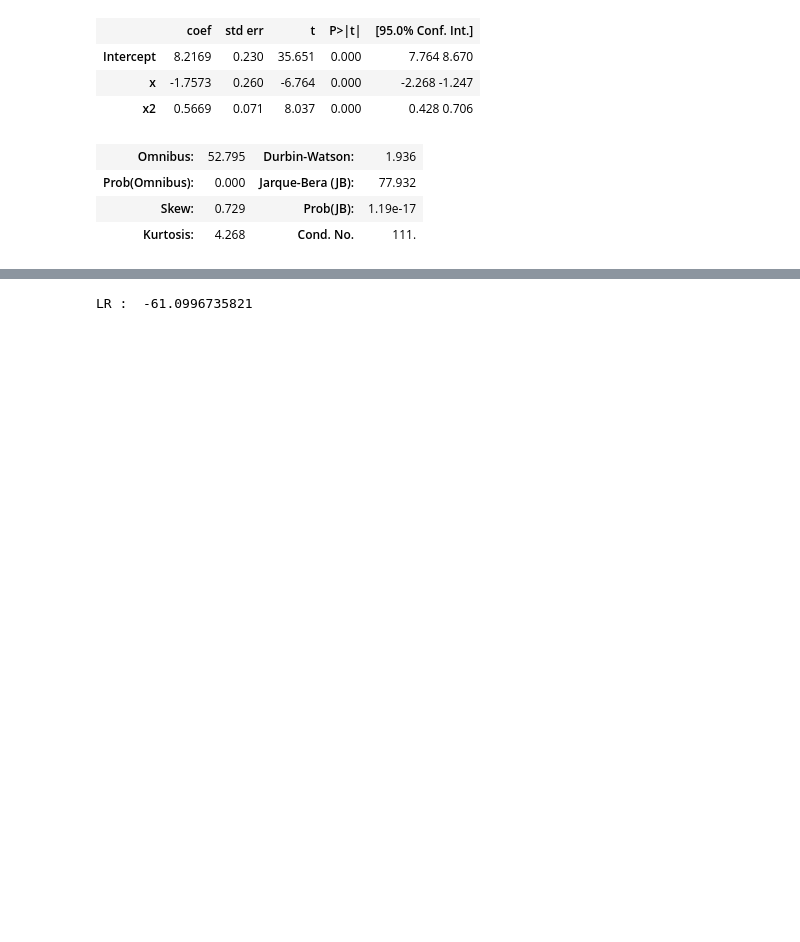
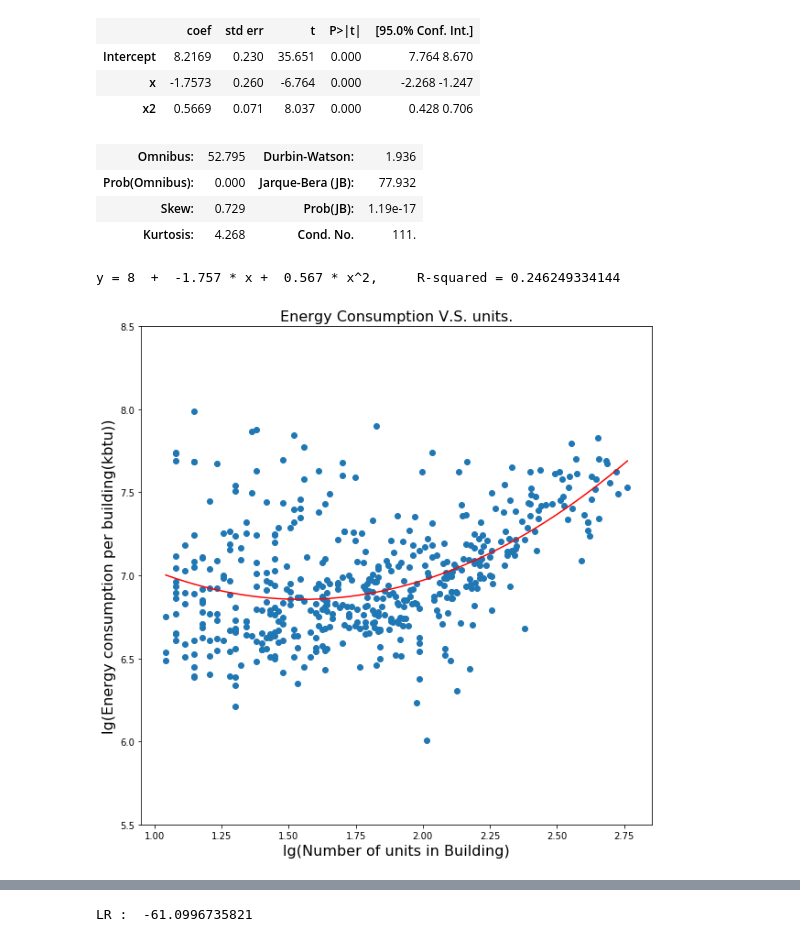
Before and after one commit to picniclin/PUI2017_yl5240, a Jupyter notebook: HW6_yl5240/HW6_Assignment.ipynb, the cells around one changed output, grey strips where cells are left out. Drawn from its saved outputs; the diff is of its cells as text; code cells hidden in the pictures; blank space fills up the shorter version.

```diff
--- a/HW6_yl5240/HW6_Assignment.ipynb
+++ b/HW6_yl5240/HW6_Assignment.ipynb
@@ -522,3 +528,19 @@ OLS Regression Results
 | Prob(Omnibus): | 0.000 | Jarque-Bera (JB): | 77.932 |
 | Skew: | 0.729 | Prob(JB): | 1.19e-17 |
 | Kurtosis: | 4.268 | Cond. No. | 111. |
+# %%
+y_predict2 = lm3.params[0] + lm3.params[1] * m_cut.x + lm3.params[2] * np.power(m_cut.x, 2)
+plt.figure(figsize=(10,10))
+plt.scatter(m_cut.x, m_cut.y)
+plt.plot(m_cut.x, y_predict2, c = 'r')
+
+plt.ylim([5.5, 8.5])
+plt.xlabel('lg(Number of units in Building)', fontsize = 16)
+plt.ylabel('lg(Energy consumption per building(kbtu))', fontsize = 16)
+plt.title('Energy Consumption V.S. units.', fontsize = 16)
+
+print('y =', int(lm3.params[0]), ' + ', round(lm3.params[1],3), '* x + ', round(lm3.params[2],3),
+      '* x^2,     R-squared =', lm3.rsquared)
+# %% [output]
+y = 8  +  -1.757 * x +  0.567 * x^2,     R-squared = 0.246249334144
+[figure, added]
```
Also changed, not shown: parts of 4 cells of this notebook.
